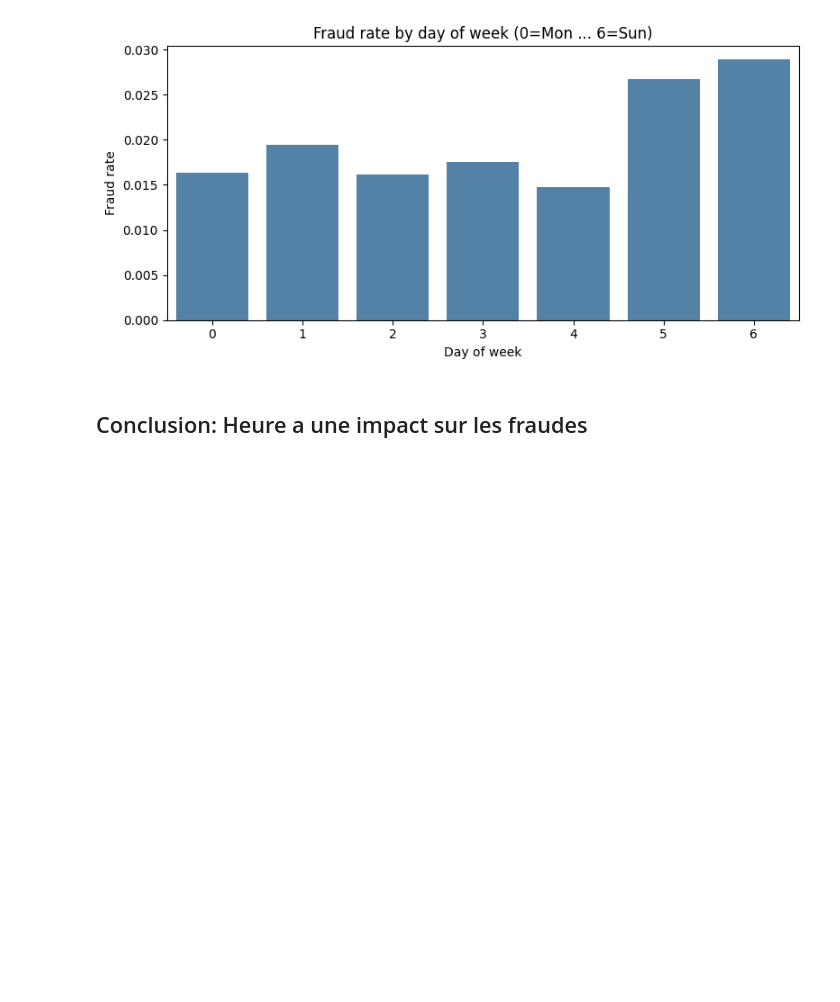
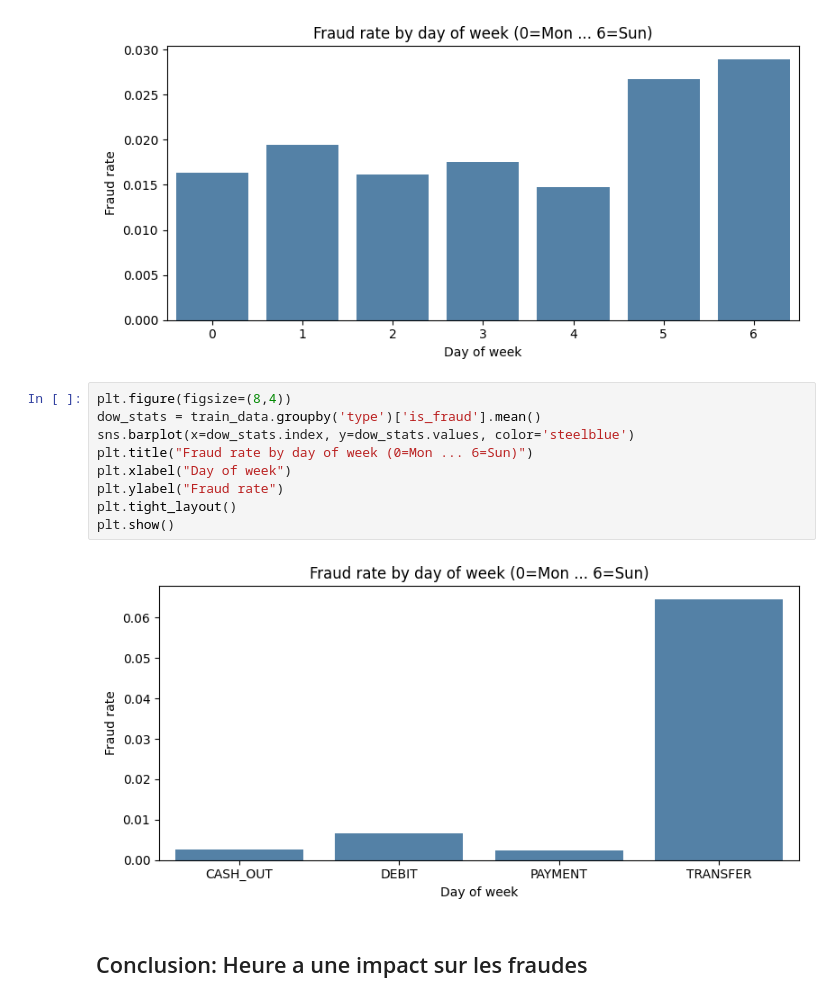
Before and after one commit to MathieuFan22/Mirada-Examen-ML-M2-ISPM, a Jupyter notebook: PoketraFinday-Mirada.ipynb, the cells around one changed output. Saved outputs shown, nothing was run; the diff lists cells and outputs as text; blank space fills up the shorter version.

```diff
--- a/PoketraFinday-Mirada.ipynb
+++ b/PoketraFinday-Mirada.ipynb
@@ -66,6 +70,17 @@ plt.tight_layout()
 plt.show()
 # %% [output]
 [figure]
+# %%
+plt.figure(figsize=(8,4))
+dow_stats = train_data.groupby('type')['is_fraud'].mean()
+sns.barplot(x=dow_stats.index, y=dow_stats.values, color='steelblue')
+plt.title("Fraud rate by day of week (0=Mon ... 6=Sun)")
+plt.xlabel("Day of week")
+plt.ylabel("Fraud rate")
+plt.tight_layout()
+plt.show()
+# %% [output]
+[figure, added]
 # %% [markdown]
 ## Conclusion: Heure a une impact sur les fraudes
 # %%
```
Also changed, not shown: parts of 7 cells of this notebook.
